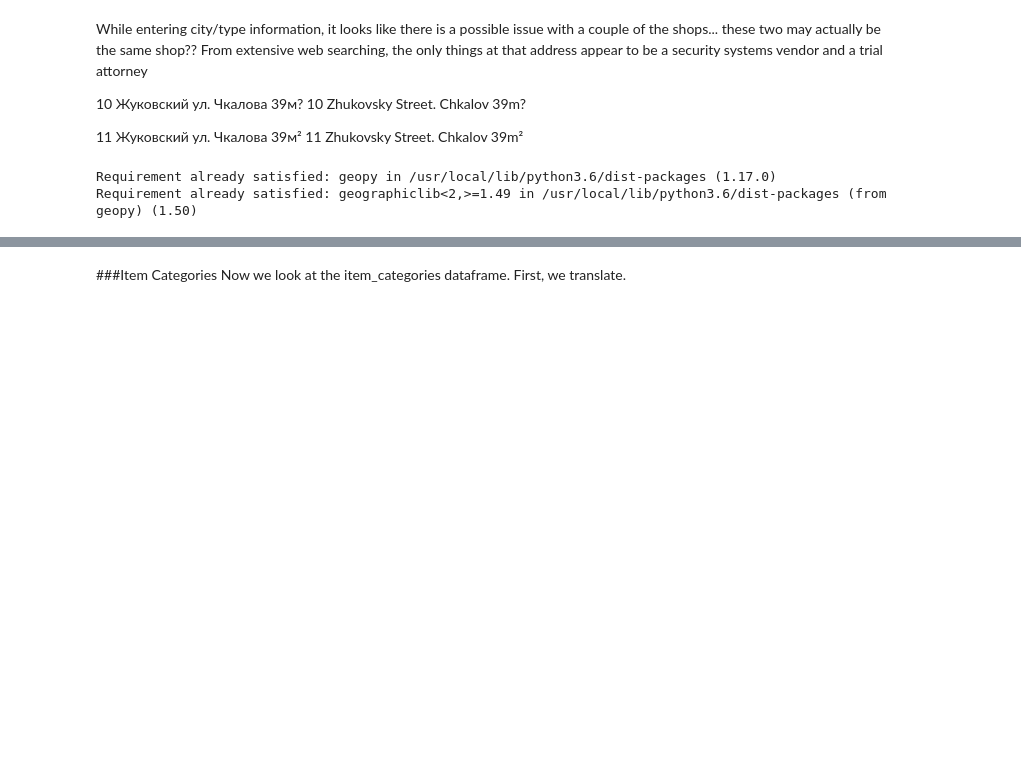
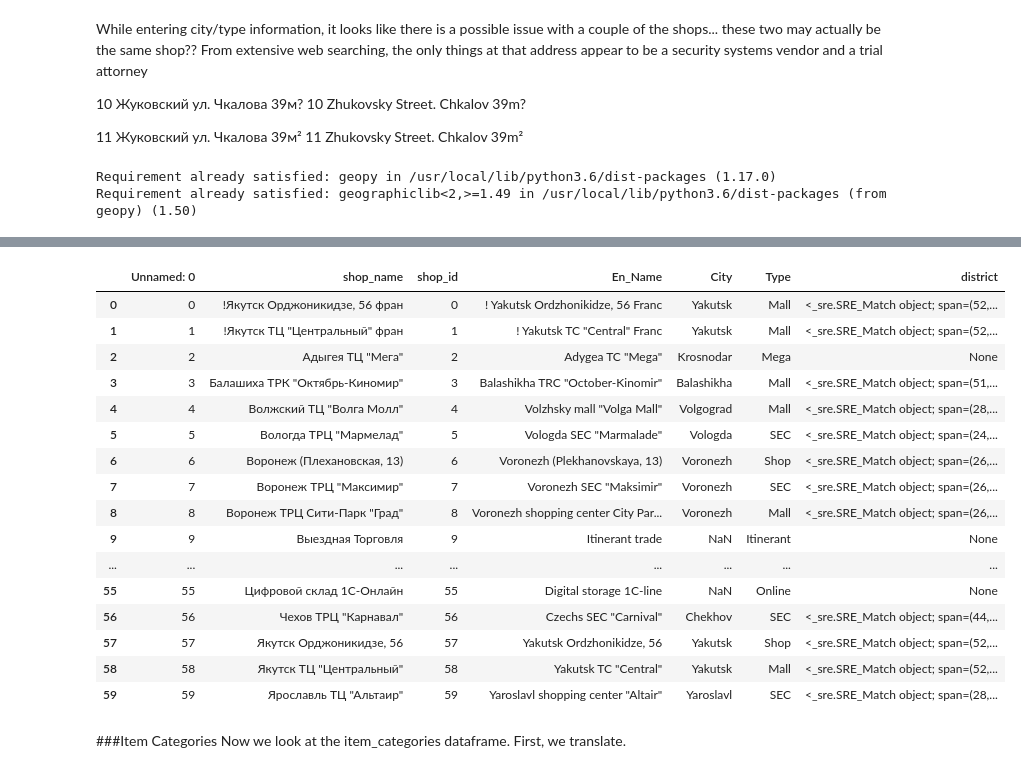
Before and after one commit to migai/Kag, a Jupyter notebook: ipynb_versions/MG_EDA_v2.2.ipynb, the cells around one changed output, grey strips where cells are left out. Saved outputs shown, nothing was run; the diff lists cells and outputs as text; code cells hidden in the pictures; blank space fills up the shorter version.

```diff
--- a/ipynb_versions/MG_EDA_v2.2.ipynb
+++ b/ipynb_versions/MG_EDA_v2.2.ipynb
@@ -377,3 +502,24 @@ russian_districts = ['Central','Northwestern','Siberian','Ural','Volga','South',
+# %%
+shops3['district'] = shops3.City.apply(lambda x:  "None" if (not isinstance(x,str)) else re.search(r'[,\s](\w*)\sFederal District', nominatum_geocode(x, language='en')).group(1))
+shops3
+# %% [output]
+|  | Unnamed: 0 | shop_name | shop_id | En_Name | City | Type | district |
+| 0 | 0 | !Якутск Орджоникидзе, 56 фран | 0 | ! Yakutsk Ordzhonikidze, 56 Franc | Yakutsk | Mall | <_sre.SRE_Match object; span=(52,... |
+| 1 | 1 | !Якутск ТЦ "Центральный" фран | 1 | ! Yakutsk TC "Central" Franc | Yakutsk | Mall | <_sre.SRE_Match object; span=(52,... |
+| 2 | 2 | Адыгея ТЦ "Мега" | 2 | Adygea TC "Mega" | Krosnodar | Mega | None |
+| 3 | 3 | Балашиха ТРК "Октябрь-Киномир" | 3 | Balashikha TRC "October-Kinomir" | Balashikha | Mall | <_sre.SRE_Match object; span=(51,... |
+| 4 | 4 | Волжский ТЦ "Волга Молл" | 4 | Volzhsky mall "Volga Mall" | Volgograd | Mall | <_sre.SRE_Match object; span=(28,... |
+| 5 | 5 | Вологда ТРЦ "Мармелад" | 5 | Vologda SEC "Marmalade" | Vologda | SEC | <_sre.SRE_Match object; span=(24,... |
+| 6 | 6 | Воронеж (Плехановская, 13) | 6 | Voronezh (Plekhanovskaya, 13) | Voronezh | Shop | <_sre.SRE_Match object; span=(26,... |
+| 7 | 7 | Воронеж ТРЦ "Максимир" | 7 | Voronezh SEC "Maksimir" | Voronezh | SEC | <_sre.SRE_Match object; span=(26,... |
+| 8 | 8 | Воронеж ТРЦ Сити-Парк "Град" | 8 | Voronezh shopping center City Par... | Voronezh | Mall | <_sre.SRE_Match object; span=(26,... |
+| 9 | 9 | Выездная Торговля | 9 | Itinerant trade | NaN | Itinerant | None |
+| ... | ... | ... | ... | ... | ... | ... | ... |
+| 55 | 55 | Цифровой склад 1С-Онлайн | 55 | Digital storage 1C-line | NaN | Online | None |
+| 56 | 56 | Чехов ТРЦ "Карнавал" | 56 | Czechs SEC "Carnival" | Chekhov | SEC | <_sre.SRE_Match object; span=(44,... |
+| 57 | 57 | Якутск Орджоникидзе, 56 | 57 | Yakutsk Ordzhonikidze, 56 | Yakutsk | Shop | <_sre.SRE_Match object; span=(52,... |
+| 58 | 58 | Якутск ТЦ "Центральный" | 58 | Yakutsk TC "Central" | Yakutsk | Mall | <_sre.SRE_Match object; span=(52,... |
+| 59 | 59 | Ярославль ТЦ "Альтаир" | 59 | Yaroslavl shopping center "Altair" | Yaroslavl | SEC | <_sre.SRE_Match object; span=(28,... |
 # %% [markdown]
 ###Item Categories
 Now we look at the item_categories dataframe.  First, we translate.
```
Also changed, not shown: parts of 14 cells of this notebook, 1 other file.
